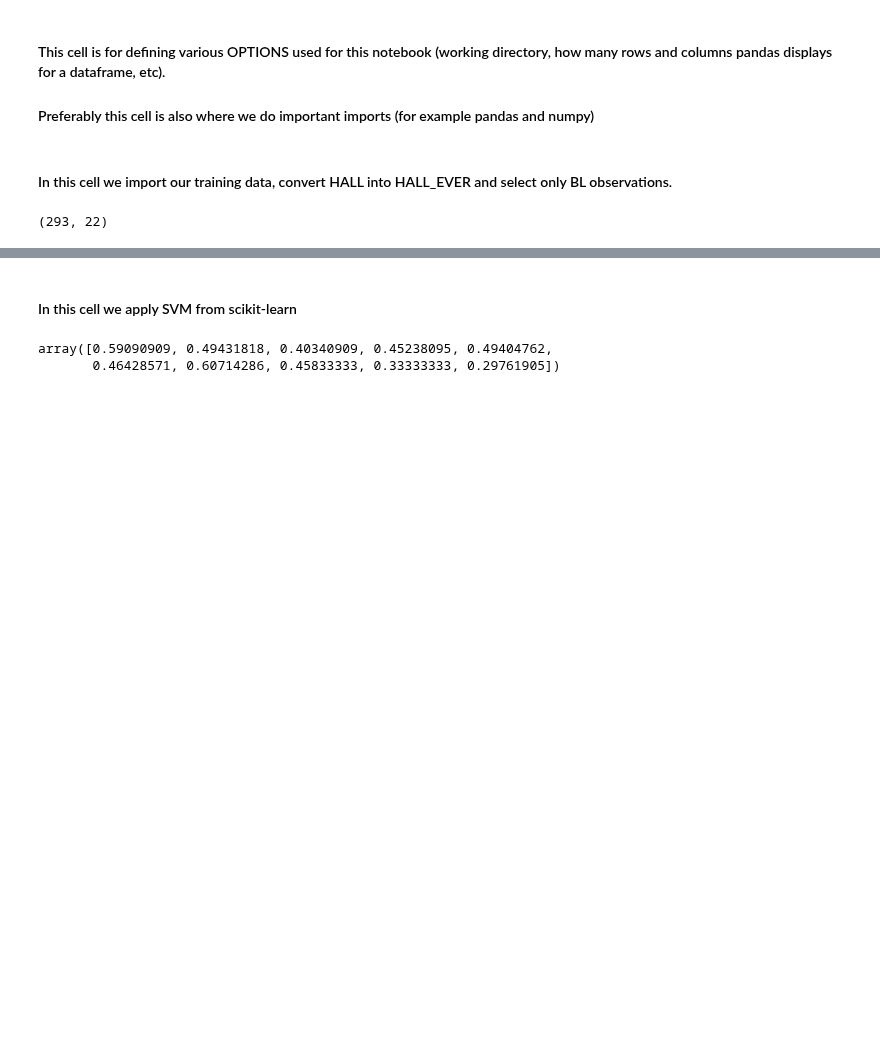
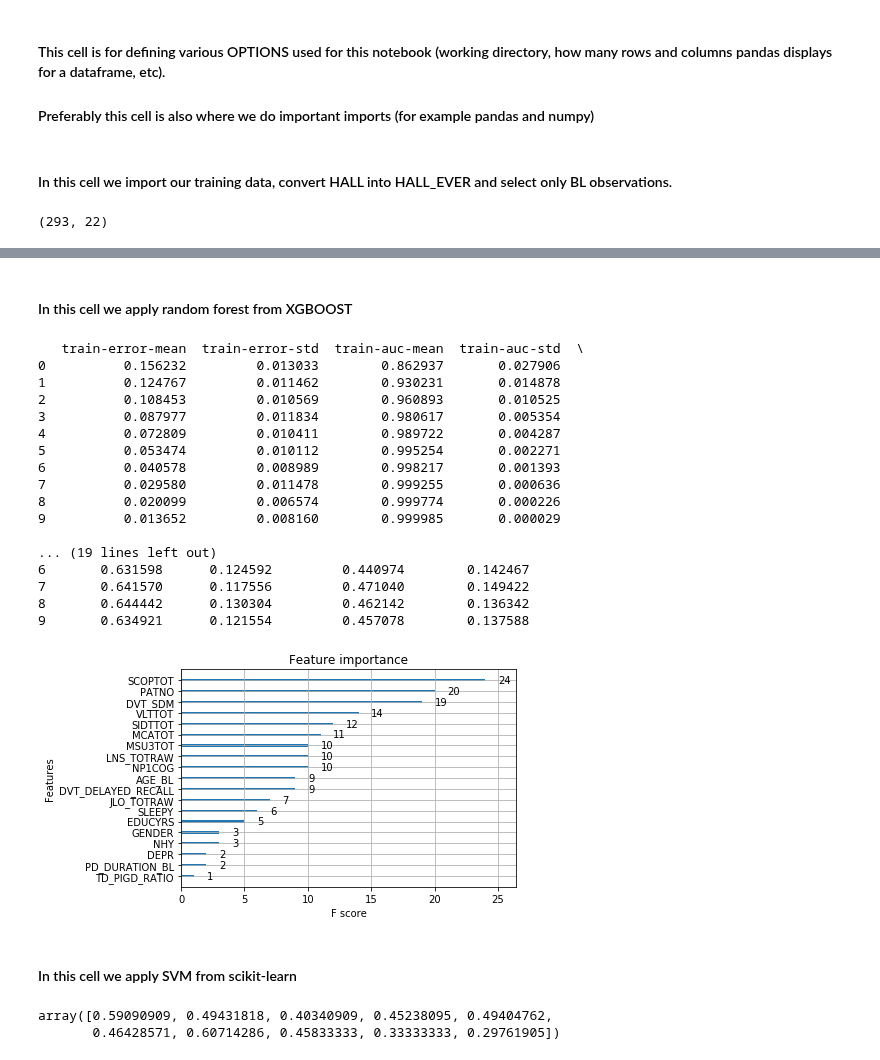
Before and after one commit to Tjersland/Master_2020_Prediction_of_Psychosis_in_Parkinsons_Patients_using_Machine_learning, a Jupyter notebook: Models_BL.ipynb, the cells around one changed output, grey strips where cells are left out. Cells and saved outputs as stored; diff of their text form; code cells hidden in the pictures; blank space fills up the shorter version.

```diff
--- a/Models_BL.ipynb
+++ b/Models_BL.ipynb
@@ -106,3 +93,37 @@ print(cv_results_BT)
+# %% [markdown]
+#### In this cell we apply random forest from XGBOOST
+# %%
+#Boosted trees
+params = {
+  'objective': 'binary:logistic',
+  'tree_method': 'auto'
+}
+
+cv_results_BT = xgb.cv(params, dtrain = dtrain, num_boost_round=10, nfold = 10, as_pandas = True, seed = 1, metrics = ["error", "auc", "aucpr"])
+print(cv_results_BT)
+
+model_BT = xgb.train(params, dtrain, num_boost_round=10)
+xgb.plot_importance(model_BT)
+pyplot.show()
+# %% [output]
+   train-error-mean  train-error-std  train-auc-mean  train-auc-std  \
+0          0.156232         0.013033        0.862937       0.027906
+1          0.124767         0.011462        0.930231       0.014878
+2          0.108453         0.010569        0.960893       0.010525
+3          0.087977         0.011834        0.980617       0.005354
+4          0.072809         0.010411        0.989722       0.004287
+5          0.053474         0.010112        0.995254       0.002271
+6          0.040578         0.008989        0.998217       0.001393
+7          0.029580         0.011478        0.999255       0.000636
+8          0.020099         0.006574        0.999774       0.000226
+9          0.013652         0.008160        0.999985       0.000029
+
+... (19 lines left out)
+6       0.631598      0.124592         0.440974        0.142467
+7       0.641570      0.117556         0.471040        0.149422
+8       0.644442      0.130304         0.462142        0.136342
+9       0.634921      0.121554         0.457078        0.137588
+[figure, added]
 # %% [markdown]
 #### In this cell we apply SVM from scikit-learn
 # %%
```
Also changed, not shown: parts of 3 cells of this notebook.
